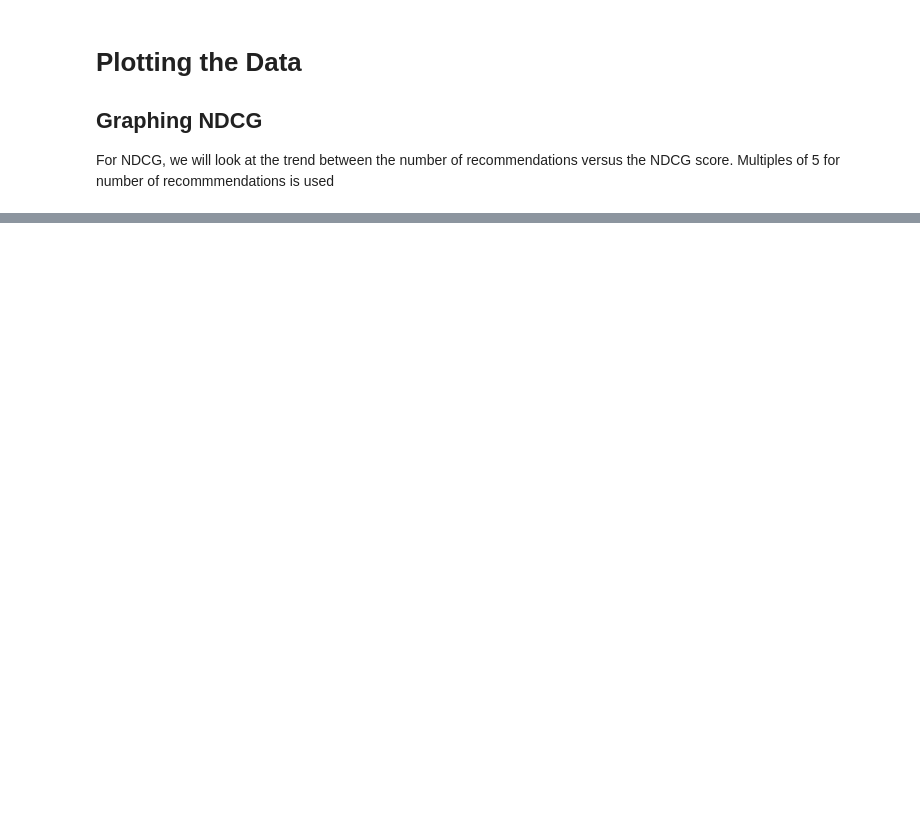
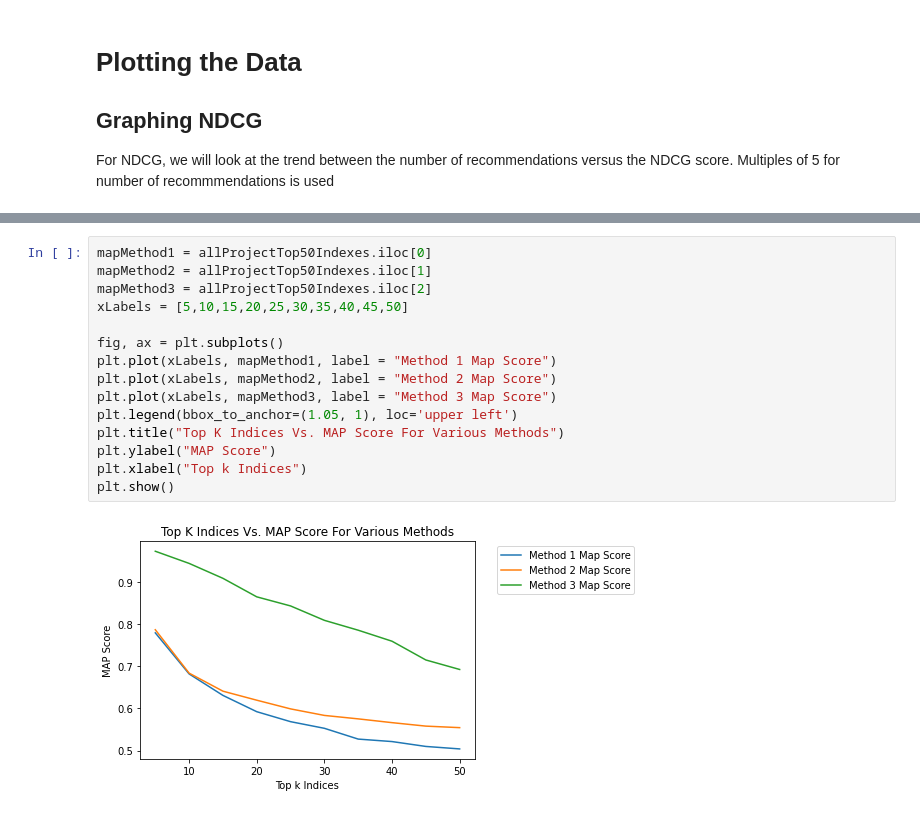
Before and after one commit to YeshaP/ENSF544_Proj2, a Jupyter notebook: Project2-1.ipynb, the cells around one changed output, grey strips where cells are left out. Saved outputs shown, nothing was run; the diff lists cells and outputs as text; blank space fills up the shorter version.

```diff
--- a/Project2-1.ipynb
+++ b/Project2-1.ipynb
@@ -487,0 +535,17 @@ display(allProjectTop50Indexes)
+# %%
+mapMethod1 = allProjectTop50Indexes.iloc[0]
+mapMethod2 = allProjectTop50Indexes.iloc[1]
+mapMethod3 = allProjectTop50Indexes.iloc[2]
+xLabels = [5,10,15,20,25,30,35,40,45,50]
+
+fig, ax = plt.subplots()
+plt.plot(xLabels, mapMethod1, label = "Method 1 Map Score")
+plt.plot(xLabels, mapMethod2, label = "Method 2 Map Score")
+plt.plot(xLabels, mapMethod3, label = "Method 3 Map Score")
+plt.legend(bbox_to_anchor=(1.05, 1), loc='upper left')
+plt.title("Top K Indices Vs. MAP Score For Various Methods")
+plt.ylabel("MAP Score")
+plt.xlabel("Top k Indices")
+plt.show()
+# %% [output]
+[figure, added]
```
Also changed, not shown: parts of 18 cells of this notebook.
